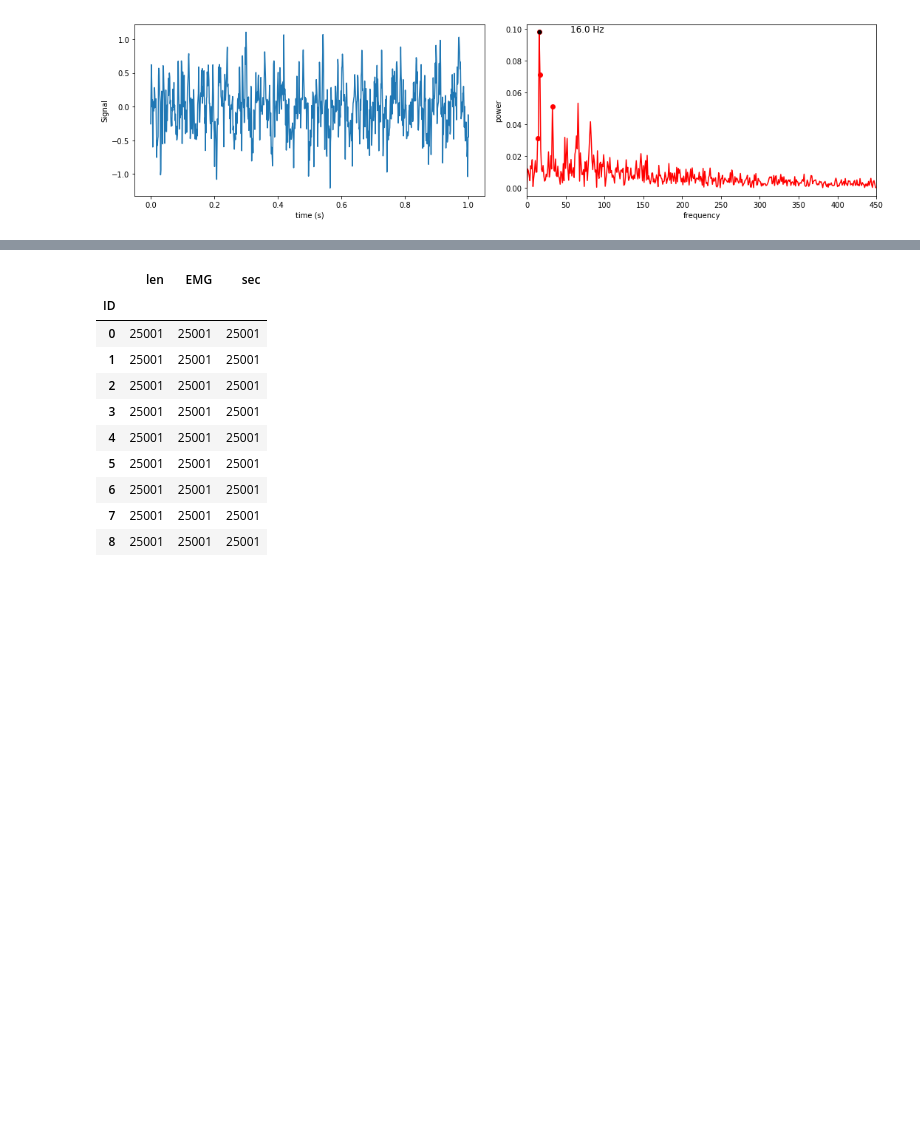
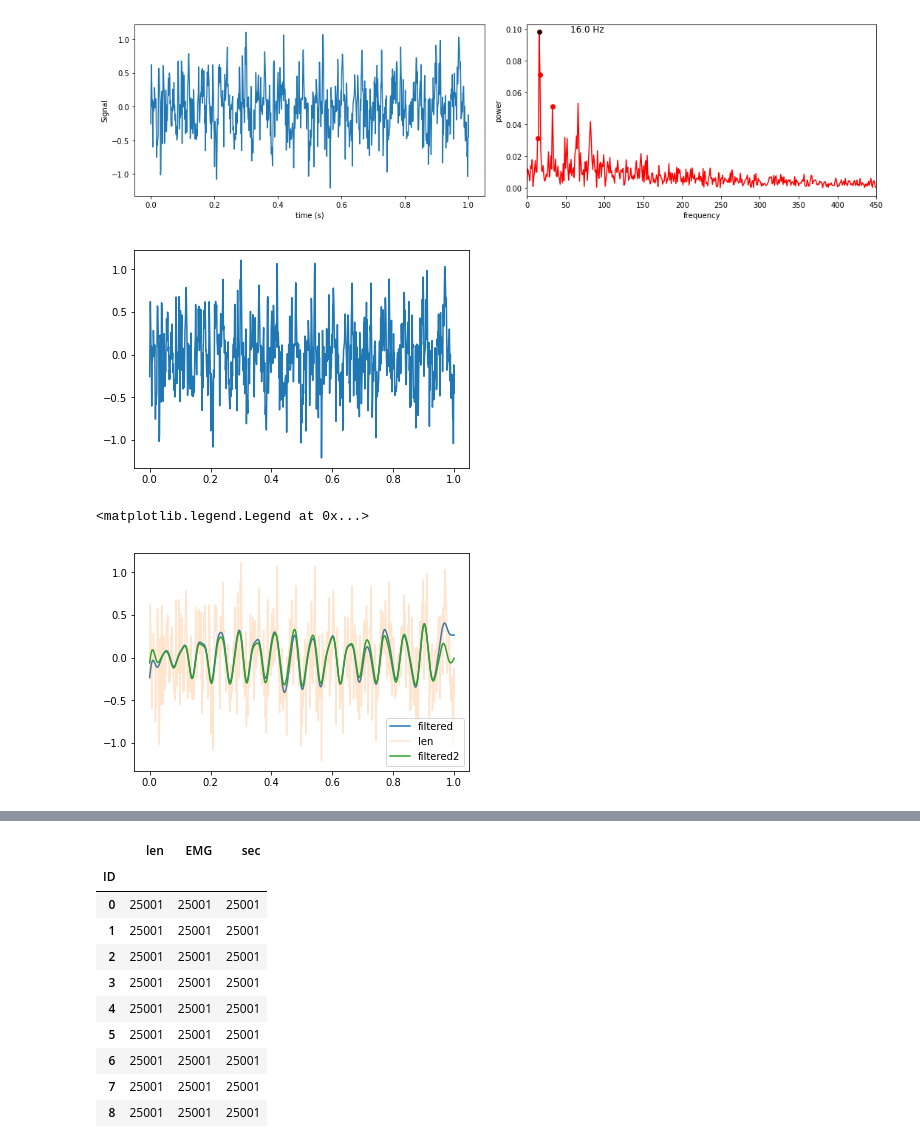
Before and after one commit to callinSwitzer/MuscleTimeseriesPrediction, a Jupyter notebook: PredictMuscleLength_artificialData.ipynb, the cells around one changed output, grey strips where cells are left out. Saved outputs shown, nothing was run; the diff lists cells and outputs as text; code cells hidden in the pictures; blank space fills up the shorter version.

```diff
--- a/PredictMuscleLength_artificialData.ipynb
+++ b/PredictMuscleLength_artificialData.ipynb
@@ -122,3 +125,32 @@ spect.FFT(fmin = 10, fmax = 45)
 spect.plotFFT(fmin = 0, fmax =450)
 # %% [output]
 [figure]
+# %%
+fs = 25000  # Sampling frequency
+
+t = sm.sec #time
+
+fc = 30  # Cut-off frequency of the filter
+w = fc / (fs / 2)# Normalize the frequency
+sig = sm.len
+b, a = signal.butter(6, w, 'low')
+output = signal.filtfilt(b, a, sig)
+plt.plot(t, sig)
+plt.show()
+plt.plot(t, output, label='filtered')
+
+
+
+# add highpass filter to remove low-req
+fc = 10 # Cut-off frequency of the filter
+w = fc / (fs / 2)# Normalize the frequency
+sig2 = output
+b, a = signal.butter(4, w, 'high')
+plt.plot(t, sig, alpha = 0.2)
+output = signal.filtfilt(b, a, sig2)
+plt.plot(t, output, label='filtered2')
+plt.legend()
+# %% [output]
+[figure, added]
+<matplotlib.legend.Legend at 0x...>
+[figure, added]
```
Also changed, not shown: parts of 7 cells of this notebook.
